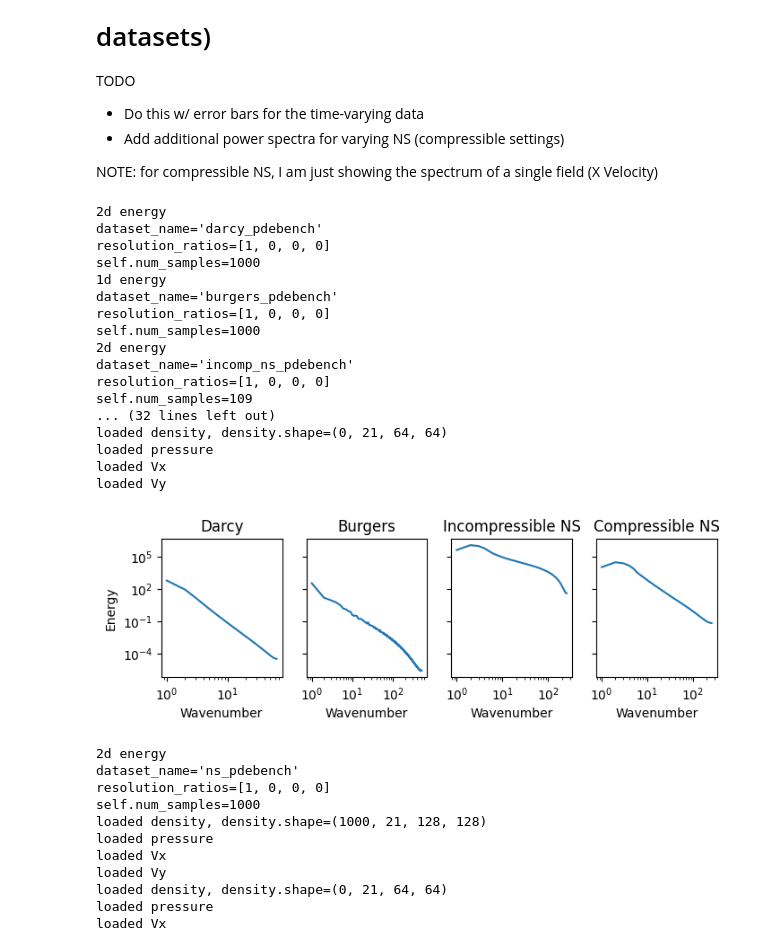
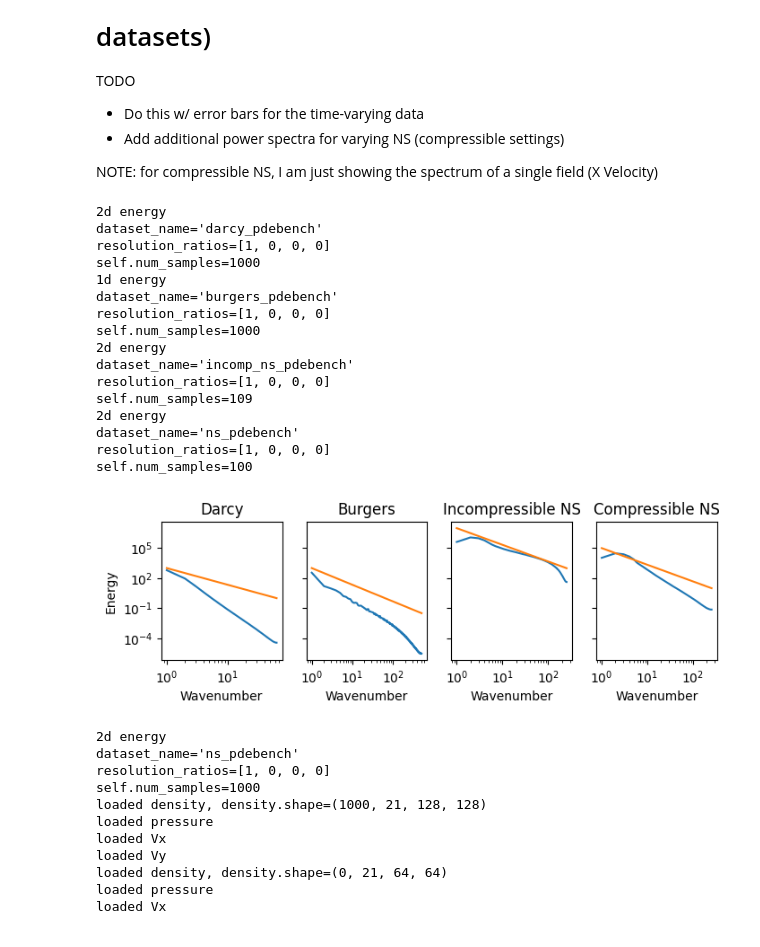
Before and after one commit to msakarvadia/operator_aliasing, a Jupyter notebook: notebooks/figures.ipynb, the cells around one changed output. Cells and saved outputs as stored; diff of their text form; code cells hidden in the pictures.

```diff
--- a/notebooks/figures.ipynb
+++ b/notebooks/figures.ipynb
@@ -184,7 +185,7 @@ self.num_samples=1000
 # %%
 #fig, axs = plt.subplots(3, 4, figsize=(8, 8))
 
-fig = plt.figure(layout='constrained', figsize=(8, 4))
+fig = plt.figure(layout='constrained', figsize=(8, 3.5))
 subfigs = fig.subfigures(2, 1, wspace=0.07) # three rows
 
 img_axs = subfigs[0].subplots(1, 4, sharey=False)
@@ -454,6 +455,7 @@ for x_idx, dataset_name in enumerate(
     img_size = 510
     title = 'Incompressible NS'
 
+    powerlaw_coeffs = [1e3, 1e3, 1e7, 1e5]
     if dataset_name == 'ns_pdebench':
         img_size = 512
         title = 'Compressible NS'
@@ -498,39 +500,39 @@ for x_idx, dataset_name in enumerate(
         comp_ns_params=comp_ns_params,
     )
     labels = torch.concat([dataset[i]['y'] for i in range(len(dataset))])
     if dataset_name == 'ns_pdebench':
         labels = labels[
             :, :, 2, ...
         ]  # choose specific channel [density, pressure, X Vel, Y Vel]
     label_spectrum = energy_curve_func(labels)
 
     x = np.linspace(1, len(label_spectrum), len(label_spectrum))
     axs[x_idx].plot(x, label_spectrum)
+    axs[x_idx].plot(x, powerlaw_coeffs[x_idx]*x**(-5/3)) # on a log-log plot a linear relationship y=mx + b == c * x ^ (m)
     axs[x_idx].set_yscale('log')
     axs[x_idx].set_xscale('log')
     axs[x_idx].set_title(title)
     axs[x_idx].set_xlabel('Wavenumber')
     if x_idx == 0:
         axs[x_idx].set_ylabel('Energy')
 # %% [output]
 2d energy
 dataset_name='darcy_pdebench'
 resolution_ratios=[1, 0, 0, 0]
 self.num_samples=1000
 1d energy
 dataset_name='burgers_pdebench'
 resolution_ratios=[1, 0, 0, 0]
 self.num_samples=1000
 2d energy
 dataset_name='incomp_ns_pdebench'
 resolution_ratios=[1, 0, 0, 0]
 self.num_samples=109
-... (32 lines left out)
-loaded density, density.shape=(0, 21, 64, 64)
-loaded pressure
-loaded Vx
-loaded Vy
+2d energy
+dataset_name='ns_pdebench'
+resolution_ratios=[1, 0, 0, 0]
+self.num_samples=100
-[figure, old version]
+[figure, new version]
 # %%
 # compare the many compressible NS methods
 fig, axs = plt.subplots(1, 3, sharey='row', figsize=(8, 2))
```
Also changed, not shown: parts of 7 cells of this notebook.
